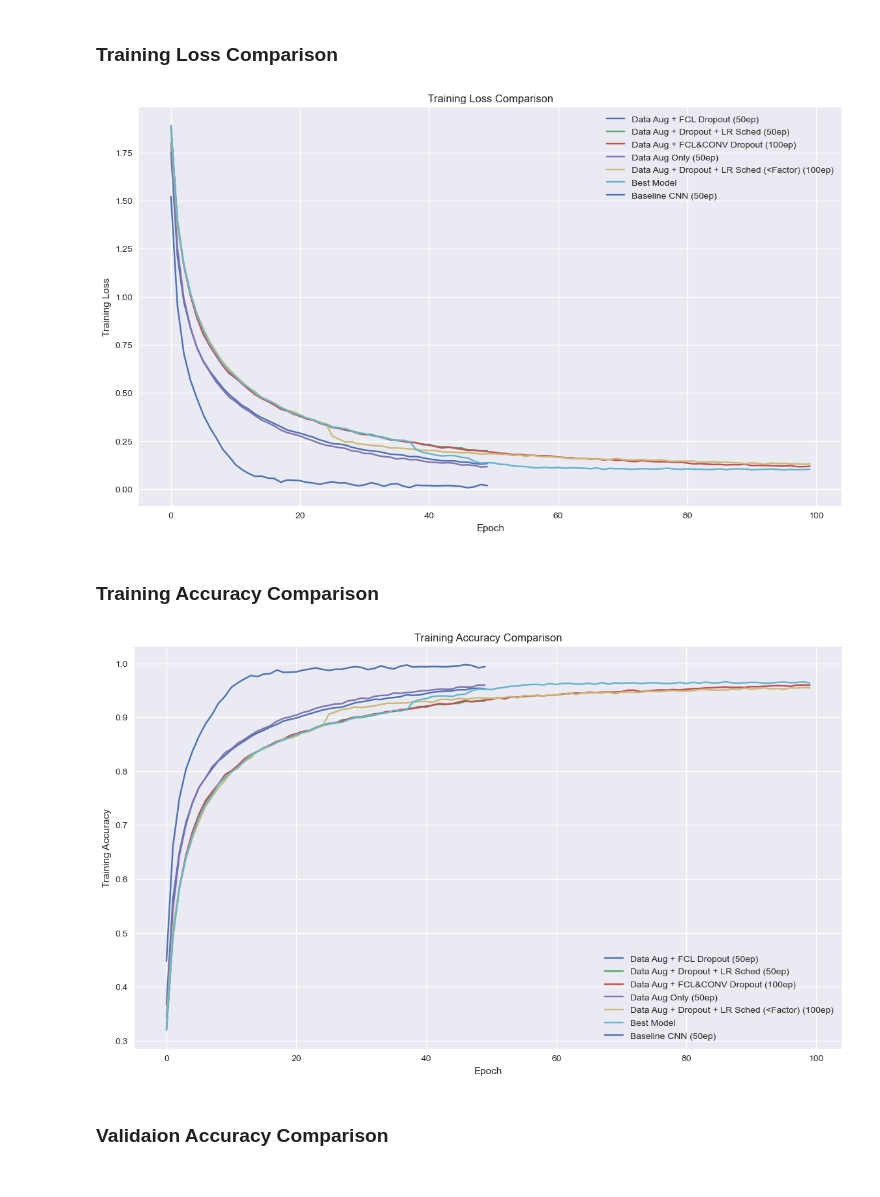
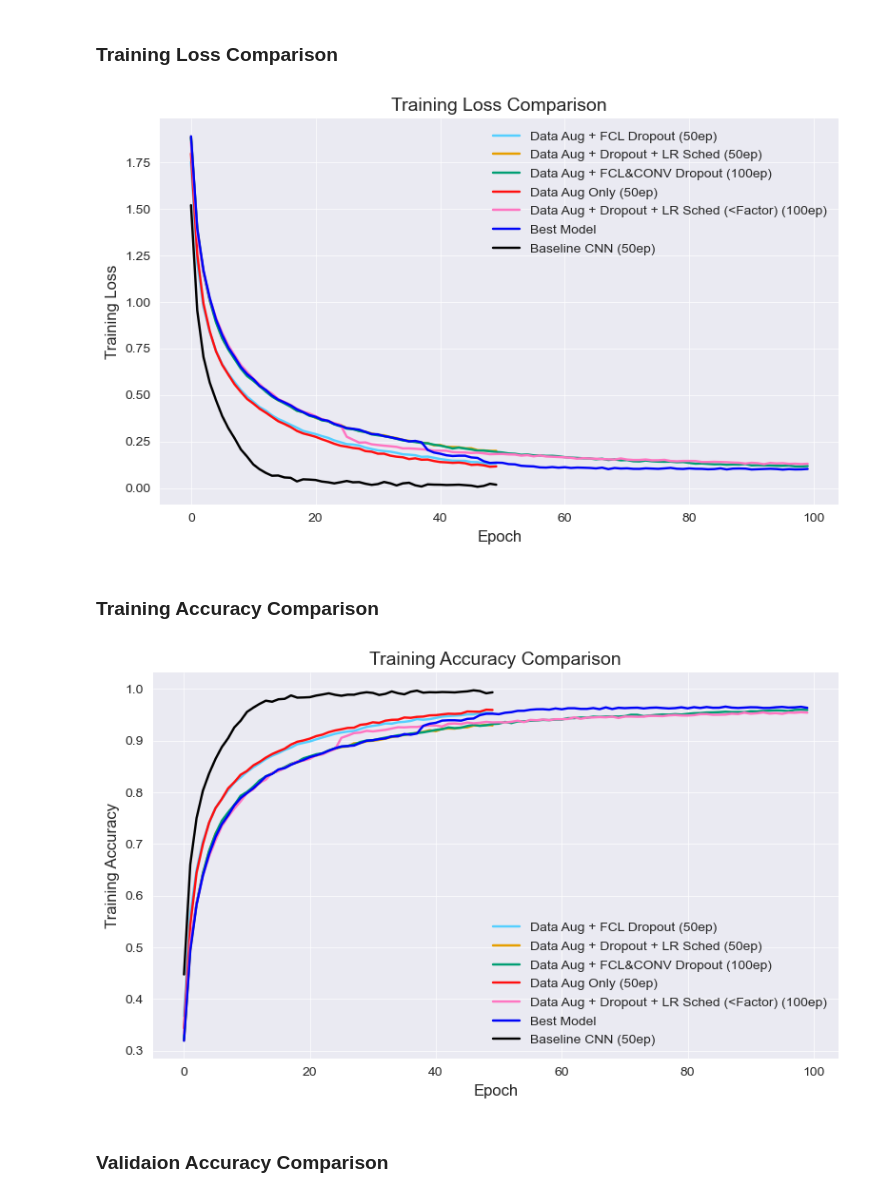
Before and after one commit to ZH0555/PMAI-Group-5, a Jupyter notebook: src/analysis/cnn-analysis.ipynb, the cells around one changed output. Cells and saved outputs as stored; diff of their text form; code cells hidden in the pictures.

```diff
--- a/src/analysis/cnn-analysis.ipynb
+++ b/src/analysis/cnn-analysis.ipynb
@@ -2,7 +2,6 @@
 ### Load logs
 # %%
 import matplotlib.pyplot as plt
-import seaborn as sns
 import pandas as pd
 import numpy as np
 import glob
@@ -16,6 +15,10 @@ name_map =  {
     "cnn_dataAug_lrScheduling_dropoutfcl=0.4_dropoutconv=0.1_v1_epochs=100_lr=0.001.": "Data Aug + Dropout + LR Sched (<Factor) (100ep)",
     "cnn_dataAug_bestmodel_optimisedscheduler_bothdropout_lr=0.001_epochs=100.": "Best Model",
 }
+colours = [
+    "#55CFFF", '#E69F00', '#009E73',
+    "#FF0F0F", "#FF75C1", "#0004F7", '#000000'
+]
 log_files = glob.glob("../cnn-logs/*.npz")
 experiments = {}
 for file in log_files:
@@ -26,38 +29,39 @@ for file in log_files:
 ### Training Loss Comparison
 # %%
 plt.style.use("seaborn-v0_8")
-plt.figure(figsize=(14,8))
+plt.figure(figsize=(8, 5))
 
-for name, logs in experiments.items():
+for c, (name, logs) in enumerate(experiments.items()):
     train_loss = logs['arr_0']
-    plt.plot(train_loss, label=name)
+    plt.plot(train_loss, label=name, color=colours[c])
 
-plt.xlabel("Epoch")
-plt.ylabel("Training Loss")
-plt.title("Training Loss Comparison")
-plt.legend()
-plt.grid(True)
+plt.xlabel("Epoch", fontsize=12)
+plt.ylabel("Training Loss", fontsize=12)
+plt.title("Training Loss Comparison", fontsize=14)
+plt.legend(fontsize=10, loc='upper right')
+plt.grid(True, linewidth=0.5)
+plt.tight_layout()
 plt.show()
 # %% [output]
-[figure, old version]
+[figure, new version]
 # %% [markdown]
 ### Training Accuracy Comparison
 # %%
 plt.style.use("seaborn-v0_8")
-plt.figure(figsize=(14,8))
+plt.figure(figsize=(8, 5))
+for c, (name, logs) in enumerate(experiments.items()):
+    train_loss = logs['arr_1']
+    plt.plot(train_loss, label=name, color=colours[c])
 
-for name, logs in experiments.items():
-    train_loss = logs['arr_1']
-    plt.plot(train_loss, label=name)
-
-plt.xlabel("Epoch")
-plt.ylabel("Training Accuracy")
-plt.title("Training Accuracy Comparison")
-plt.legend()
-plt.grid(True)
+plt.xlabel("Epoch", fontsize=12)
+plt.ylabel("Training Accuracy", fontsize=12)
+plt.title("Training Accuracy Comparison", fontsize=14)
+plt.legend(fontsize=10, loc='lower right')
+plt.grid(True, linewidth=0.5)
+plt.tight_layout()
 plt.show()
 # %% [output]
-[figure, old version]
+[figure, new version]
 # %% [markdown]
 ### Validaion Accuracy Comparison
 # %%
```
Also changed, not shown: parts of 8 cells of this notebook, 3 other files.
